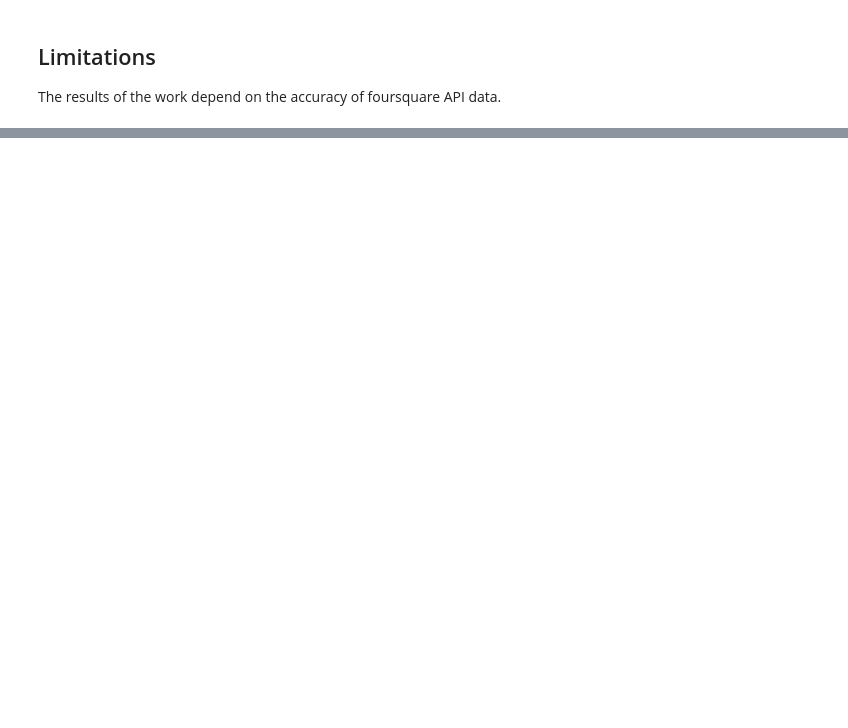
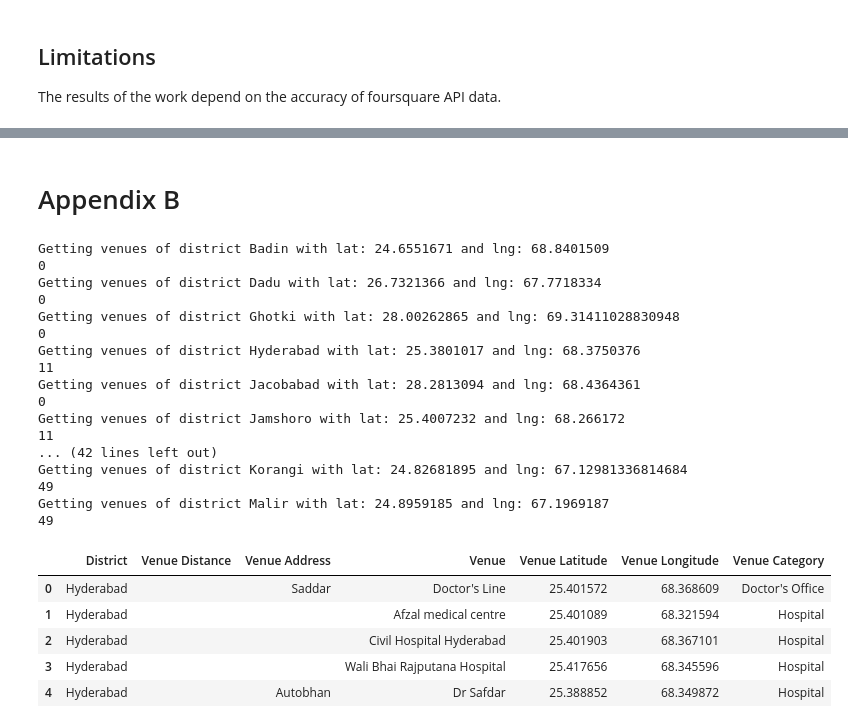
Before and after one commit to rhasnani/coursera-capstone, a Jupyter notebook: Capstone Final Submission Notebook.ipynb, the cells around one changed output, grey strips where cells are left out. Saved outputs shown, nothing was run; the diff lists cells and outputs as text; code cells hidden in the pictures; blank space fills up the shorter version.

```diff
--- a/Capstone Final Submission Notebook.ipynb
+++ b/Capstone Final Submission Notebook.ipynb
@@ -21,0 +131,66 @@ The results of the work depend on the accuracy of foursquare API data.
+# %% [markdown]
+# Appendix B
+# %%
+venues_list=[]
+
+for name, lng, lat in zip(df['District'], df['lng'], df['lat']):
+
+    print( "Getting venues of district {} with lat: {} and lng: {}".format(name, lat, lng))
+    # create the API request URL
+    url = 'https://api.foursquare.com/v2/venues/search?&client_id={}&client_secret={}&v={}&near={},{}&radius={}&limit={}&categoryId={}'.format(
+        CLIENT_ID,
+        CLIENT_SECRET,
+        VERSION,
+        lat,
+        lng,
+        15000,
+        200,
+        '4bf58dd8d48988d104941735')
+
+    # make the GET request
+    results = requests.get(url).json()["response"]['venues']
+    print(len(results))
+
+    # return only relevant information for each nearby venue
+    venues_list.append([(
+    name,
+    v['location']['distance'] if 'distance' in v['location'] else '',
+    v['location']['address'] if 'address' in v['location'] else '',
+    v['name'],
+    v['location']['lat'],
+    v['location']['lng'],
+    v['categories'][0]['name'] if len(v['categories']) > 0 else '') for v in results])
+
+nearby_venues = pd.DataFrame([item for venue_list in venues_list for item in venue_list])
+nearby_venues.columns = ['District',
+              'Venue Distance',
+              'Venue Address',
+              'Venue',
+              'Venue Latitude',
+              'Venue Longitude',
+              'Venue Category']
+nearby_venues.head(5)
+# %% [output]
+Getting venues of district Badin with lat: 24.6551671 and lng: 68.8401509
+0
+Getting venues of district Dadu with lat: 26.7321366 and lng: 67.7718334
+0
+Getting venues of district Ghotki with lat: 28.00262865 and lng: 69.31411028830948
+0
+Getting venues of district Hyderabad with lat: 25.3801017 and lng: 68.3750376
+11
+Getting venues of district Jacobabad with lat: 28.2813094 and lng: 68.4364361
+0
+Getting venues of district Jamshoro with lat: 25.4007232 and lng: 68.266172
+11
+... (42 lines left out)
+Getting venues of district Korangi with lat: 24.82681895 and lng: 67.12981336814684
+49
+Getting venues of district Malir with lat: 24.8959185 and lng: 67.1969187
+49
+|  | District | Venue Distance | Venue Address | Venue | Venue Latitude | Venue Longitude | Venue Category |
+| 0 | Hyderabad |  | Saddar | Doctor's Line | 25.401572 | 68.368609 | Doctor's Office |
+| 1 | Hyderabad |  |  | Afzal medical centre | 25.401089 | 68.321594 | Hospital |
+| 2 | Hyderabad |  |  | Civil Hospital Hyderabad | 25.401903 | 68.367101 | Hospital |
+| 3 | Hyderabad |  |  | Wali Bhai Rajputana Hospital | 25.417656 | 68.345596 | Hospital |
+| 4 | Hyderabad |  | Autobhan | Dr Safdar | 25.388852 | 68.349872 | Hospital |
```
Also changed, not shown: parts of 13 cells of this notebook.
